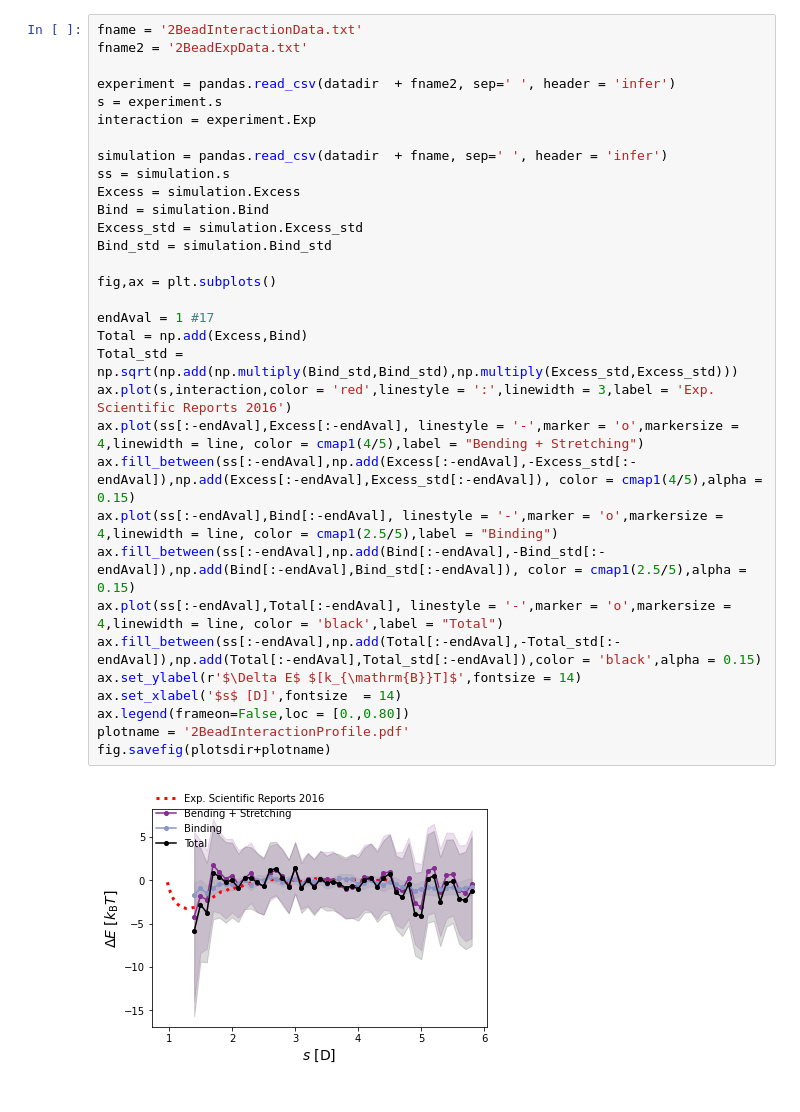
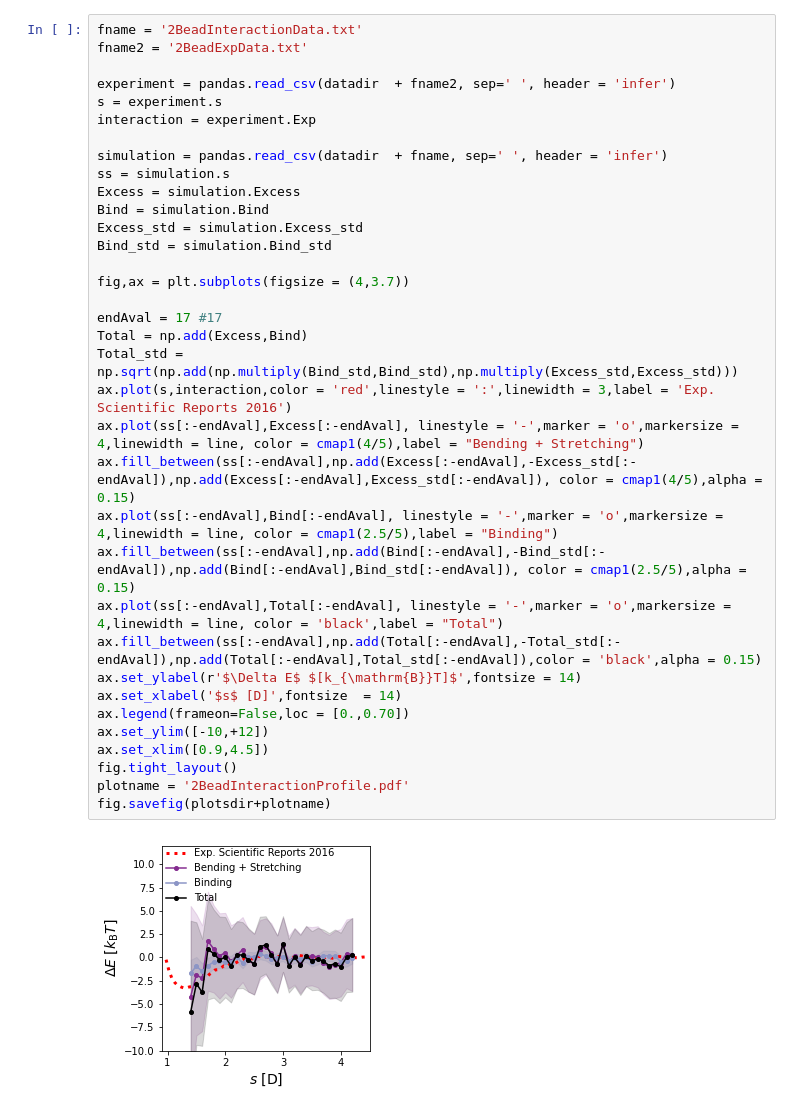
Before and after one commit to Billie1717/3ColloidsProject, a Jupyter notebook: Data_and_Figures/2Bead_interaction/2Bead_Interaction.ipynb, the cells around one changed output. Drawn from its saved outputs; the diff is of its cells as text.

```diff
--- a/Data_and_Figures/2Bead_interaction/2Bead_Interaction.ipynb
+++ b/Data_and_Figures/2Bead_interaction/2Bead_Interaction.ipynb
@@ -20,34 +17,37 @@ The autoreload extension is already loaded. To reload it, use:
 # %%
 fname = '2BeadInteractionData.txt'
 fname2 = '2BeadExpData.txt'
 
 experiment = pandas.read_csv(datadir  + fname2, sep=' ', header = 'infer')
 s = experiment.s
 interaction = experiment.Exp
 
 simulation = pandas.read_csv(datadir  + fname, sep=' ', header = 'infer')
 ss = simulation.s
 Excess = simulation.Excess
 Bind = simulation.Bind
 Excess_std = simulation.Excess_std
 Bind_std = simulation.Bind_std
 
-fig,ax = plt.subplots()
+fig,ax = plt.subplots(figsize = (4,3.7))
 
-endAval = 1 #17
+endAval = 17 #17
 Total = np.add(Excess,Bind)
 Total_std = np.sqrt(np.add(np.multiply(Bind_std,Bind_std),np.multiply(Excess_std,Excess_std)))
 ax.plot(s,interaction,color = 'red',linestyle = ':',linewidth = 3,label = 'Exp. Scientific Reports 2016')
 ax.plot(ss[:-endAval],Excess[:-endAval], linestyle = '-',marker = 'o',markersize = 4,linewidth = line, color = cmap1(4/5),label = "Bending + Stretching")
 ax.fill_between(ss[:-endAval],np.add(Excess[:-endAval],-Excess_std[:-endAval]),np.add(Excess[:-endAval],Excess_std[:-endAval]), color = cmap1(4/5),alpha = 0.15)
 ax.plot(ss[:-endAval],Bind[:-endAval], linestyle = '-',marker = 'o',markersize = 4,linewidth = line, color = cmap1(2.5/5),label = "Binding")
 ax.fill_between(ss[:-endAval],np.add(Bind[:-endAval],-Bind_std[:-endAval]),np.add(Bind[:-endAval],Bind_std[:-endAval]), color = cmap1(2.5/5),alpha = 0.15)
 ax.plot(ss[:-endAval],Total[:-endAval], linestyle = '-',marker = 'o',markersize = 4,linewidth = line, color = 'black',label = "Total")
 ax.fill_between(ss[:-endAval],np.add(Total[:-endAval],-Total_std[:-endAval]),np.add(Total[:-endAval],Total_std[:-endAval]),color = 'black',alpha = 0.15)
 ax.set_ylabel(r'$\Delta E$ $[k_{\mathrm{B}}T]$',fontsize = 14)
 ax.set_xlabel('$s$ [D]',fontsize  = 14)
-ax.legend(frameon=False,loc = [0.,0.80])
+ax.legend(frameon=False,loc = [0.,0.70])
+ax.set_ylim([-10,+12])
+ax.set_xlim([0.9,4.5])
+fig.tight_layout()
 plotname = '2BeadInteractionProfile.pdf'
 fig.savefig(plotsdir+plotname)
 # %% [output]
-[figure, old version]
+[figure, new version]
```
Also changed, not shown: parts of 1 cell of this notebook, 22 other files.
